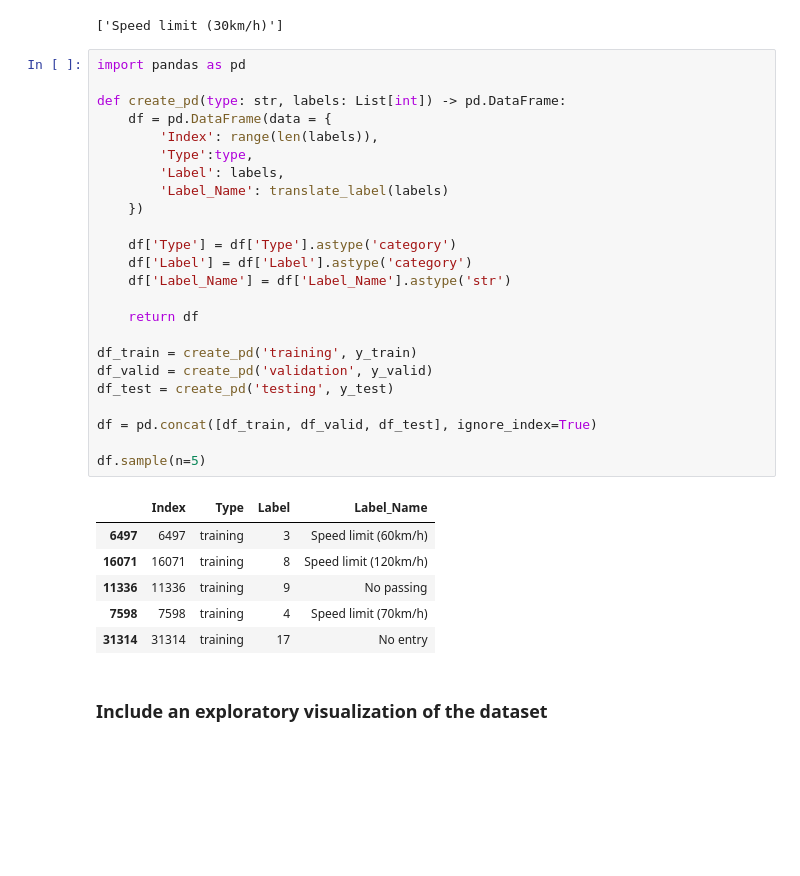
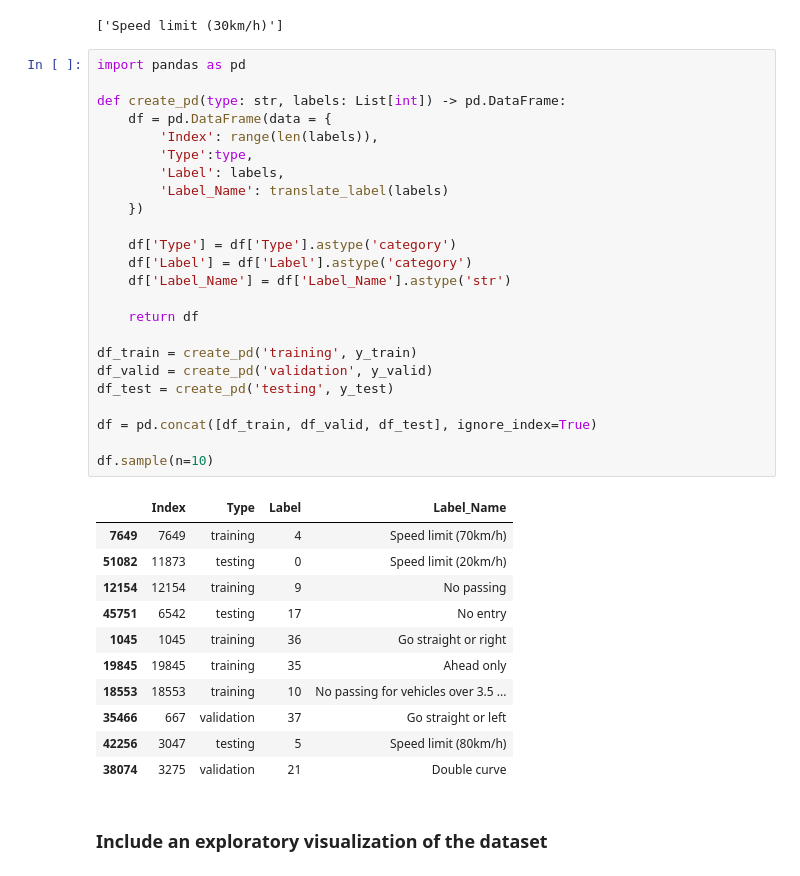
Before and after one commit to udapy/CarND-Traffic-Sign-Classifier-Project, a Jupyter notebook: Traffic_Sign_Classifier.ipynb, the cells around one changed output. Saved outputs shown, nothing was run; the diff lists cells and outputs as text; blank space fills up the shorter version.

```diff
--- a/Traffic_Sign_Classifier.ipynb
+++ b/Traffic_Sign_Classifier.ipynb
@@ -142,34 +142,39 @@ translate_label(1)
 # %%
 import pandas as pd
 
 def create_pd(type: str, labels: List[int]) -> pd.DataFrame:
     df = pd.DataFrame(data = {
         'Index': range(len(labels)),
         'Type':type,
         'Label': labels,
         'Label_Name': translate_label(labels)
     })
 
     df['Type'] = df['Type'].astype('category')
     df['Label'] = df['Label'].astype('category')
     df['Label_Name'] = df['Label_Name'].astype('str')
 
     return df
 
 df_train = create_pd('training', y_train)
 df_valid = create_pd('validation', y_valid)
 df_test = create_pd('testing', y_test)
 
 df = pd.concat([df_train, df_valid, df_test], ignore_index=True)
 
-df.sample(n=5)
+df.sample(n=10)
 # %% [output]
 |  | Index | Type | Label | Label_Name |
-| 6497 | 6497 | training | 3 | Speed limit (60km/h) |
-| 16071 | 16071 | training | 8 | Speed limit (120km/h) |
-| 11336 | 11336 | training | 9 | No passing |
-| 7598 | 7598 | training | 4 | Speed limit (70km/h) |
-| 31314 | 31314 | training | 17 | No entry |
+| 7649 | 7649 | training | 4 | Speed limit (70km/h) |
+| 51082 | 11873 | testing | 0 | Speed limit (20km/h) |
+| 12154 | 12154 | training | 9 | No passing |
+| 45751 | 6542 | testing | 17 | No entry |
+| 1045 | 1045 | training | 36 | Go straight or right |
+| 19845 | 19845 | training | 35 | Ahead only |
+| 18553 | 18553 | training | 10 | No passing for vehicles over 3.5 ... |
+| 35466 | 667 | validation | 37 | Go straight or left |
+| 42256 | 3047 | testing | 5 | Speed limit (80km/h) |
+| 38074 | 3275 | validation | 21 | Double curve |
 # %% [markdown]
 ### Include an exploratory visualization of the dataset
 # %% [markdown]
```
Also changed, not shown: parts of 46 cells of this notebook, 18 other files.
